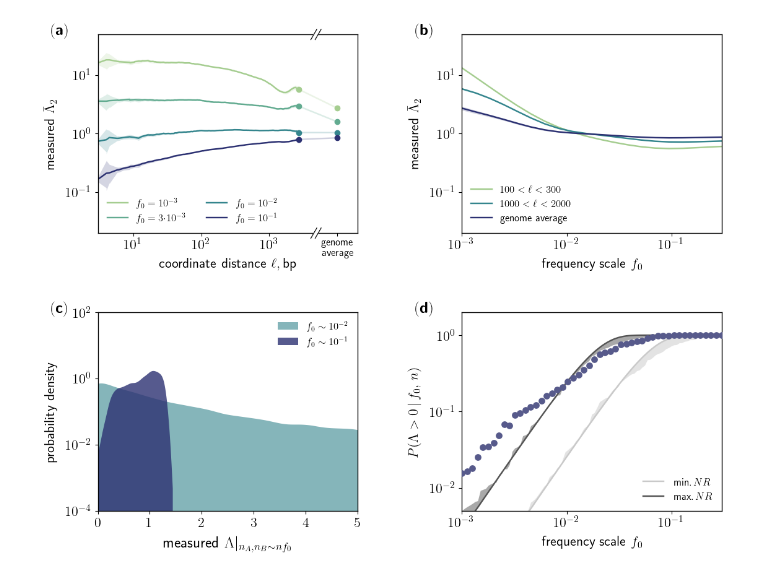
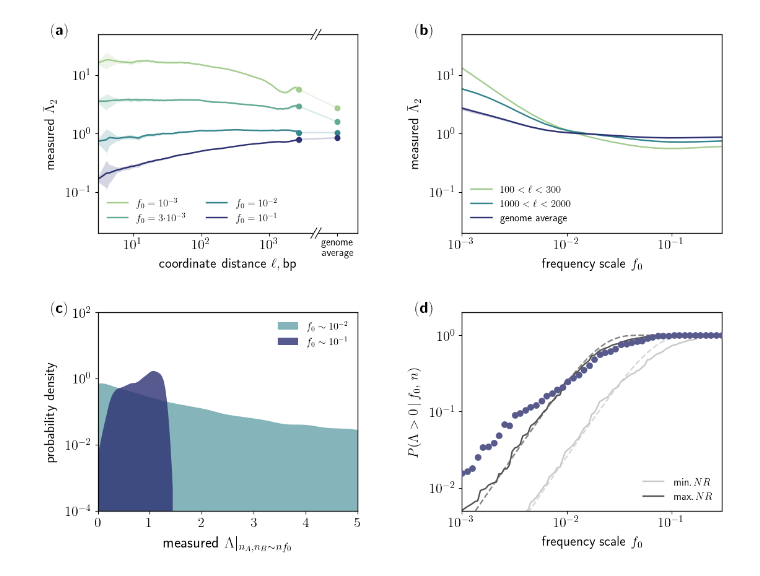
Before and after one commit to alyulina/linkage-equilibrium, a Jupyter notebook: figures/fig10.ipynb, the cells around one changed output. Saved outputs shown, nothing was run; the diff lists cells and outputs as text; code cells hidden in the pictures.

```diff
--- a/figures/fig10.ipynb
+++ b/figures/fig10.ipynb
@@ -214,37 +214,37 @@ for c in range(4):
         NR_max = 1 / 0.025 / 0.0275
         NR_min = 1 / 0.175 / 0.1925
 
-        plt.plot(four_gamete_f0s, four_gamete_theory(four_gamete_f0s, NR=NR_min, n=4600), label=r"$\text{min.}\,NR$", color=grey, linewidth=w)
-        plt.plot(four_gamete_f0s, four_gamete_theory(four_gamete_f0s, NR=NR_max, n=4600), label=r"$\text{max.}\,NR$", color=dark_grey, linewidth=w)
+        plt.plot(four_gamete_f0s, four_gamete_theory(four_gamete_f0s, NR=NR_min, n=4600), color=grey, linewidth=w, linestyle='--', alpha=0.7)
+        plt.plot(four_gamete_f0s, four_gamete_theory(four_gamete_f0s, NR=NR_max, n=4600), color=dark_grey, linewidth=w, linestyle='--', alpha=0.7)
 
-        plt.fill_between(four_gamete_f0s, four_gamete_theory(four_gamete_f0s, NR=NR_max, n=4600), four_gamete_prob_f0_theory[0], color=dark_grey, alpha=0.5, linewidth=0)
-        plt.fill_between(four_gamete_f0s, four_gamete_theory(four_gamete_f0s, NR=NR_min, n=4600), four_gamete_prob_f0_theory[1], color=grey, alpha=0.5, linewidth=0)
+        plt.plot(four_gamete_f0s, four_gamete_prob_f0_theory[1], label=r"$\text{min.}\,NR$", color=grey, linewidth=w)
+        plt.plot(four_gamete_f0s, four_gamete_prob_f0_theory[0], label=r"$\text{max.}\,NR$", color=dark_grey, linewidth=w)
 
         plt.scatter(four_gamete_f0s[::2], four_gamete_prob[::2], linewidth=w, c=genome_wide_color, zorder=10)
 
         plt.xscale('log')
         plt.yscale('log')
         plt.minorticks_off()
 
         # changing font size since this is a smaller figure
         plt.tick_params(axis='both', labelsize=16)
 
         plt.xticks([1e-3, 1e-2, 1e-1],
                    ['$10^{-3}$', '$10^{-2}$', '$10^{-1}$'])
         plt.yticks([1e-2, 1e-1, 1e0, 1e1],
                    ['$10^{-2}$', '$10^{-1}$', '$10^{0}$', '$10^{1}$'])
 
         plt.xlim(1e-3, 3e-1)
         plt.ylim(0.5e-2, 2e0)
 
 
         # changing font size since this is a smaller figure
         plt.ylabel(r"$P(\Lambda>0\,|\,f_0, \, n)$", fontsize=16, labelpad=10);
         plt.xlabel(r"$\text{frequency scale}\,\,f_0$", fontsize=16, labelpad=8);
 
         plt.legend(frameon=False, fontsize=12, loc='lower right', handletextpad=1);
 
 
 plt.savefig('fig10.pdf',dpi=600,bbox_inches='tight')
 # %% [output]
-[figure, old version]
+[figure, new version]
```
